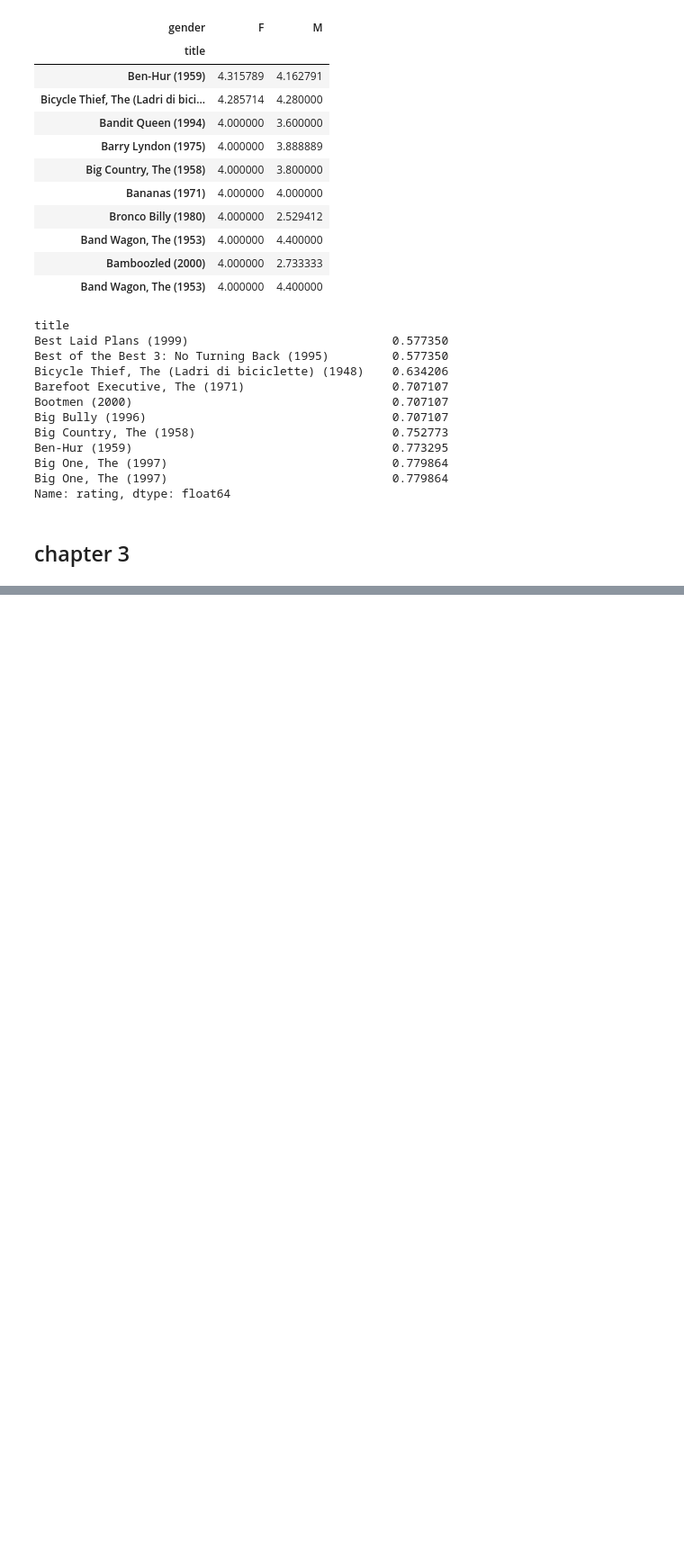
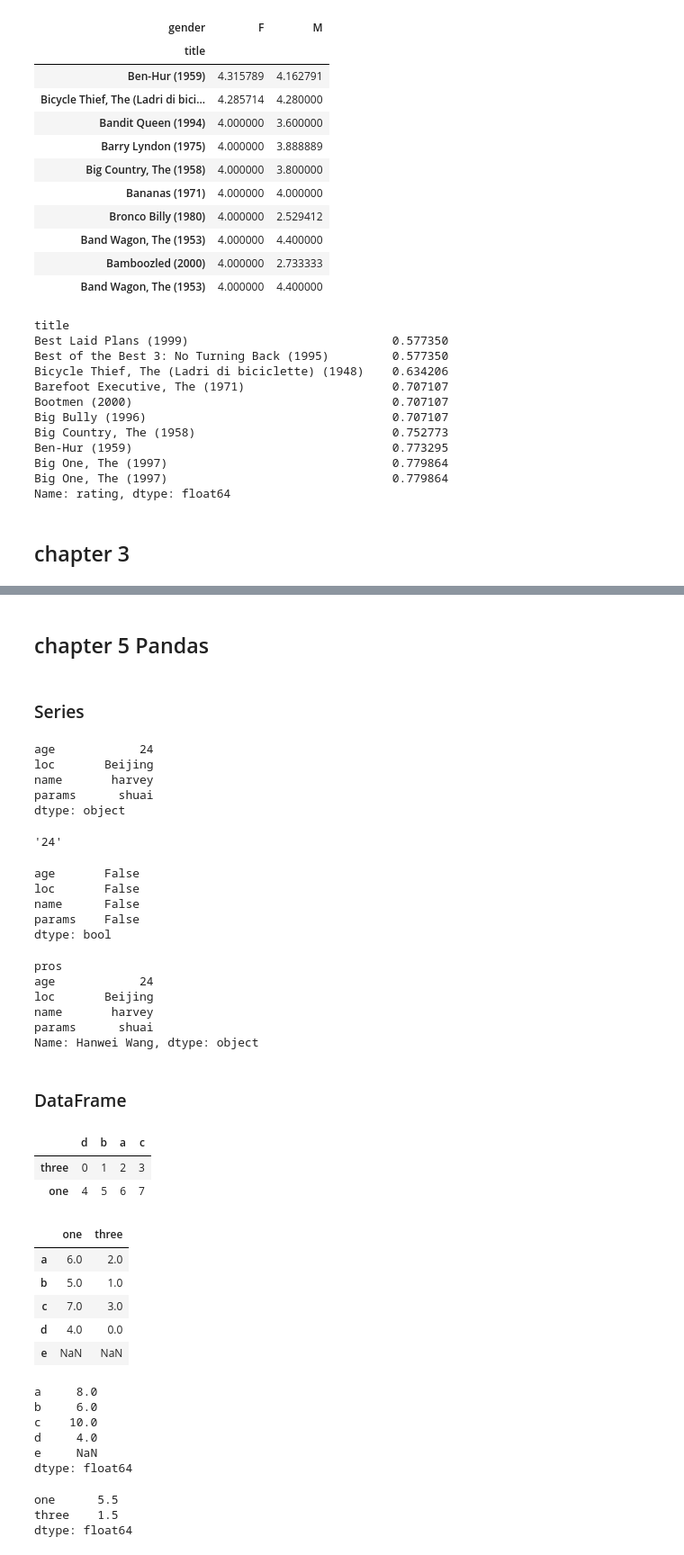
Before and after one commit to Harvey-W/DataAnalysis_byJupyter, a Jupyter notebook: python for data wrangling/python for data wrangling.ipynb, the cells around one changed output, grey strips where cells are left out. Shown at 90% size. Saved outputs shown, nothing was run; the diff lists cells and outputs as text; code cells hidden in the pictures; blank space fills up the shorter version.

```diff
--- a/python for data wrangling/python for data wrangling.ipynb
+++ b/python for data wrangling/python for data wrangling.ipynb
@@ -219,0 +333,78 @@ fuction()?? #显示函数源代码
+# %% [markdown]
+## chapter 5 Pandas
+# %% [markdown]
+### Series
+# %%
+obj = pd.Series({
+    'name':'harvey',
+    'age':'24',
+    'loc':'Beijing',
+    'params':'shuai',
+})
+obj
+# %% [output]
+age            24
+loc       Beijing
+name       harvey
+params      shuai
+dtype: object
+# %%
+obj.iloc[-1]
+obj.loc['age']
+# %% [output]
+'24'
+# %%
+obj.isnull()
+# %% [output]
+age       False
+loc       False
+name      False
+params    False
+dtype: bool
+# %%
+obj.name = 'Hanwei Wang'
+obj.index.name = 'pros'
+obj
+# %% [output]
+pros
+age            24
+loc       Beijing
+name       harvey
+params      shuai
+Name: Hanwei Wang, dtype: object
+# %% [markdown]
+### DataFrame
+# %%
+a = np.arange(8).reshape(2,4)
+a = pd.DataFrame(a, index=['three','one'], columns = ['d','b','a','c'])
+a
+# %% [output]
+|  | d | b | a | c |
+| three | 0 | 1 | 2 | 3 |
+| one | 4 | 5 | 6 | 7 |
+# %%
+a=a.sort_index(axis=1).sort_index().T
+a.loc['e'] = {'one':np.nan,'three':np.nan}
+a
+# %% [output]
+|  | one | three |
+| a | 6.0 | 2.0 |
+| b | 5.0 | 1.0 |
+| c | 7.0 | 3.0 |
+| d | 4.0 | 0.0 |
+| e | NaN | NaN |
+# %%
+a.sum(1,skipna=0)
+# %% [output]
+a     8.0
+b     6.0
+c    10.0
+d     4.0
+e     NaN
+dtype: float64
+# %%
+a.mean(0,1)
+# %% [output]
+one      5.5
+three    1.5
+dtype: float64
```
Also changed, not shown: parts of 29 cells of this notebook, 1 other file.
